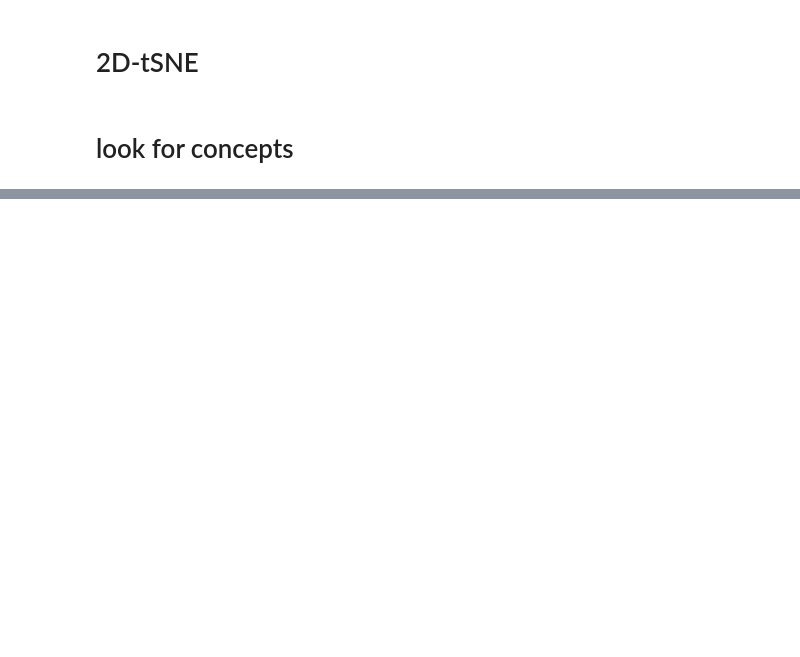
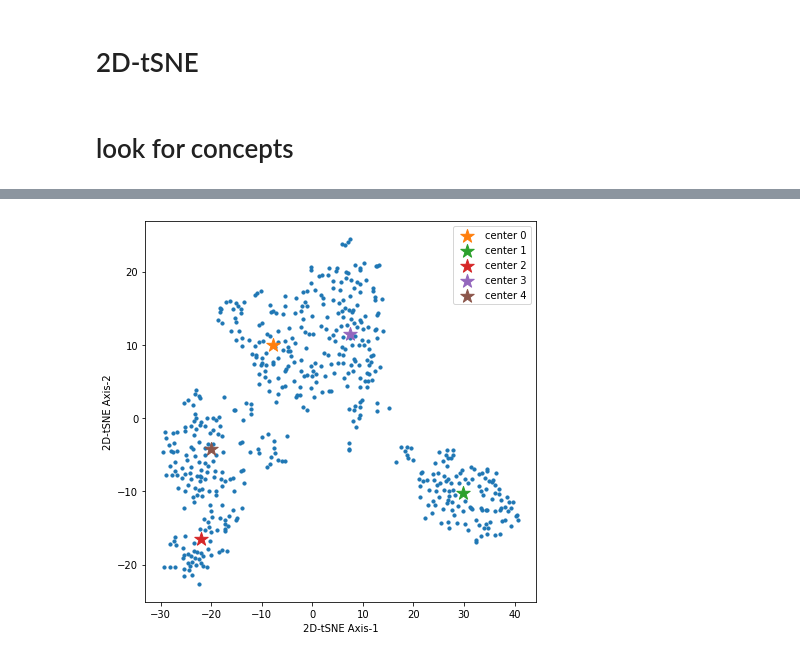
Before and after one commit to cobermai/lhc_anomaly_detection, a Jupyter notebook: notebooks/RB_FPA_analysis_prim_quench.ipynb, the cells around one changed output, grey strips where cells are left out. Drawn from its saved outputs; the diff is of its cells as text; code cells hidden in the pictures; blank space fills up the shorter version.

```diff
--- a/notebooks/RB_FPA_analysis_prim_quench.ipynb
+++ b/notebooks/RB_FPA_analysis_prim_quench.ipynb
@@ -308,0 +319,7 @@ plt.grid()
+# %%
+dataset_fft = xr.apply_ufunc(get_fft_amplitude,
+                             dataset_scaled.data,
+                             input_core_dims=[['time']],
+                             output_core_dims=[['frequency']],
+                             exclude_dims=set(("time",)),
+                             vectorize=True)
@@ -310,6 +331,3 @@ plt.grid()
 # 2D-tSNE
 # %% [markdown]
 # look for concepts
-# %%
-dataset = ds.train_valid_test_split(dataset=dataset)
-dataset_scaled = ds.scale_dataset(dataset=dataset)
@@ -318,2 +379,10 @@ dataset_scaled.loc[{'event': row['fpa_identifier']}]
 # %%
-X_embedded = TSNE(n_components=2, init='random').fit_transform(np.nan_to_num(dataset_scaled.data.values.reshape(len(dataset_scaled.event),-1)))
+use_fft = 'max'
+if use_fft == 'stack':
+    X_input_tsne = dataset_fft.values.reshape(len(dataset_fft.event),-1)
+elif use_fft == 'max':
+    X_input_tsne = np.nan_to_num(dataset_fft.max(dim=['el_position']).values)
+else:
+    X_input_tsne = np.nan_to_num(dataset_scaled.data.values.reshape(len(dataset_scaled.event),-1))
+
+X_embedded = TSNE(n_components=2, init='pca').fit_transform(X_input_tsne)
@@ -320,5 +398,5 @@ X_embedded = TSNE(n_components=2, init='random').fit_transform(np.nan_to_num(dat
 # %%
-kmeans = KMeans(n_clusters=11, random_state=0).fit(X_embedded)
+kmeans = KMeans(n_clusters=5, random_state=0).fit(X_embedded)
 centers = kmeans.cluster_centers_
 
 center_indices=[]
@@ -329,11 +428,16 @@ for i, center in enumerate(centers):
 # %%
-plt.figure(figsize=(12,12))
-plt.grid()
+plt.figure(figsize=(7,7))
+#plt.grid()
 
-plt.scatter(x=X_embedded[:,0], y=X_embedded[:,1])
+plt.scatter(x=X_embedded[:,0], y=X_embedded[:,1], s=10)
 for i, center in enumerate(centers):
-    plt.scatter(x=center[0], y=center[1], label=f"center {i}")
+    plt.scatter(x=center[0], y=center[1], label=f"center {i}", s=200, marker='*')
+
+plt.xlabel('2D-tSNE Axis-1')
+plt.ylabel('2D-tSNE Axis-2')
 plt.legend()
 plt.show()
+# %% [output]
+[figure, added]
 # %%
 for i, center_indice in enumerate(center_indices):
```
Also changed, not shown: parts of 26 cells of this notebook, 4 other files.
